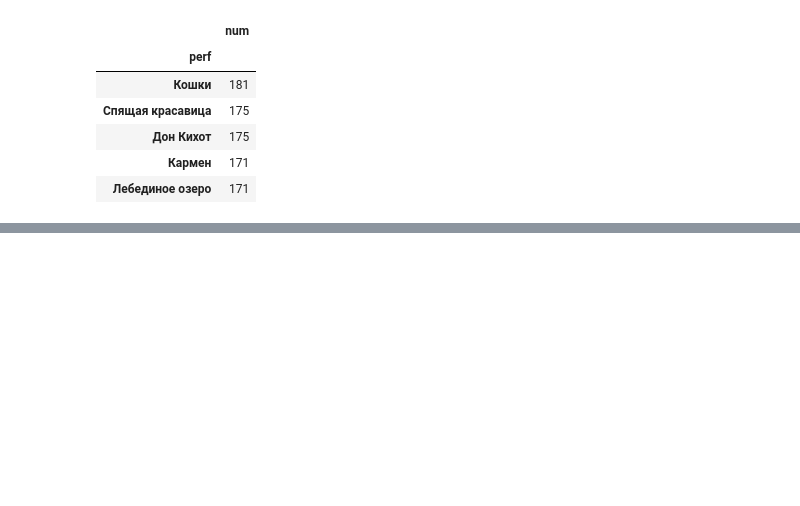
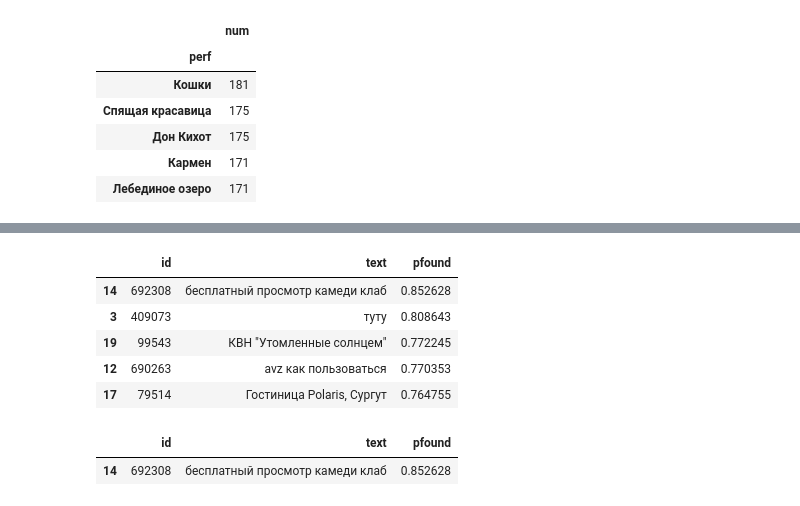
Before and after one commit to gdokuchaev/Personal, a Jupyter notebook: Тестовые задания/Yandex Cup 2020.ipynb, the cells around one changed output, grey strips where cells are left out. Cells and saved outputs as stored; diff of their text form; code cells hidden in the pictures; blank space fills up the shorter version.

```diff
--- a/Тестовые задания/Yandex Cup 2020.ipynb
+++ b/Тестовые задания/Yandex Cup 2020.ipynb
@@ -83,0 +174,32 @@ display(tickets.groupby(by='perf').count().sort_values(by='num', ascending=False
+# %%
+qid_query['pfound'] = 0
+pbreak = 0.15
+for qindex, qrow in qid_query.iterrows():
+    pfound = 0
+    plook = []
+    prel = []
+    i = 0
+    for dindex, drow in data[data.id == qrow[0]].head(10).iterrows():
+        prel.append(drow[3])
+        if i == 0:
+            plook.append(1)
+        else:
+            plook.append(plook[i-1]*(1-prel[i-1])*(1-pbreak))
+        pfound += plook[i] * prel[i]
+        i += 1
+    qid_query.loc[qindex,'pfound'] = pfound
+# %%
+qid_query = qid_query.sort_values(by='pfound', ascending=False)
+qid_query.head()
+# %% [output]
+|  | id | text | pfound |
+| 14 | 692308 | бесплатный просмотр камеди клаб | 0.852628 |
+| 3 | 409073 | туту | 0.808643 |
+| 19 | 99543 | КВН "Утомленные солнцем" | 0.772245 |
+| 12 | 690263 | avz как пользоваться | 0.770353 |
+| 17 | 79514 | Гостиница Polaris, Сургут | 0.764755 |
+# %%
+display(qid_query[qid_query.pfound == qid_query.pfound.max()])
+# %% [output]
+|  | id | text | pfound |
+| 14 | 692308 | бесплатный просмотр камеди клаб | 0.852628 |
```
Also changed, not shown: parts of 19 cells of this notebook.
